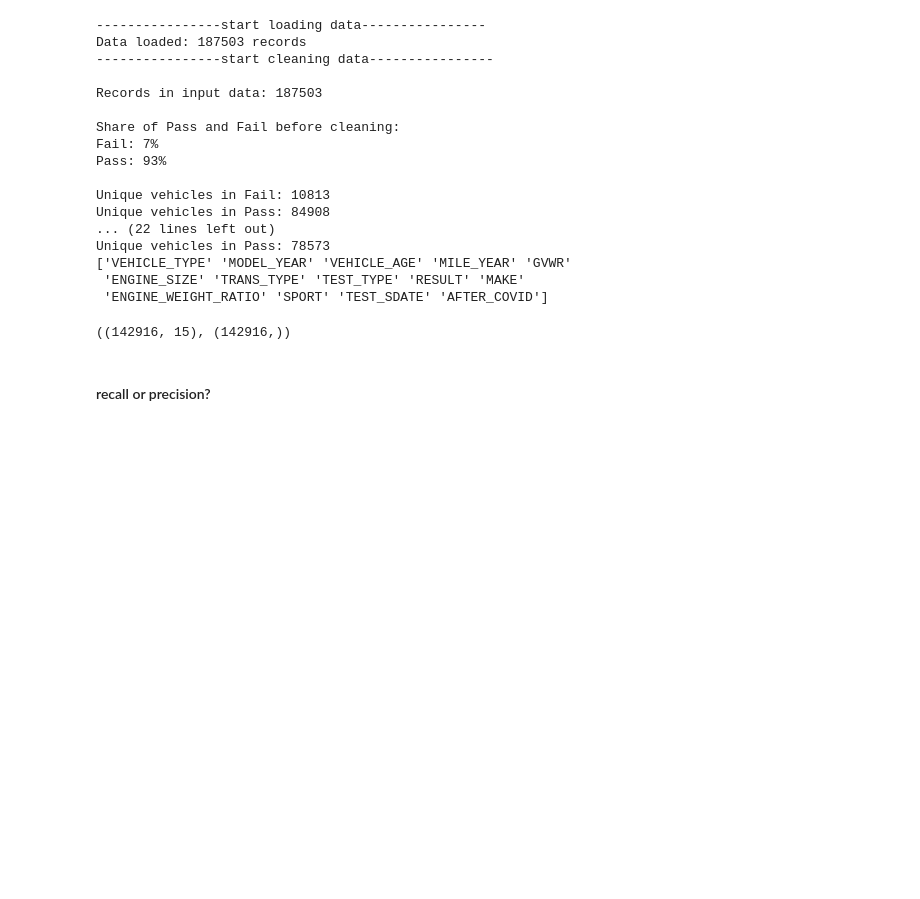
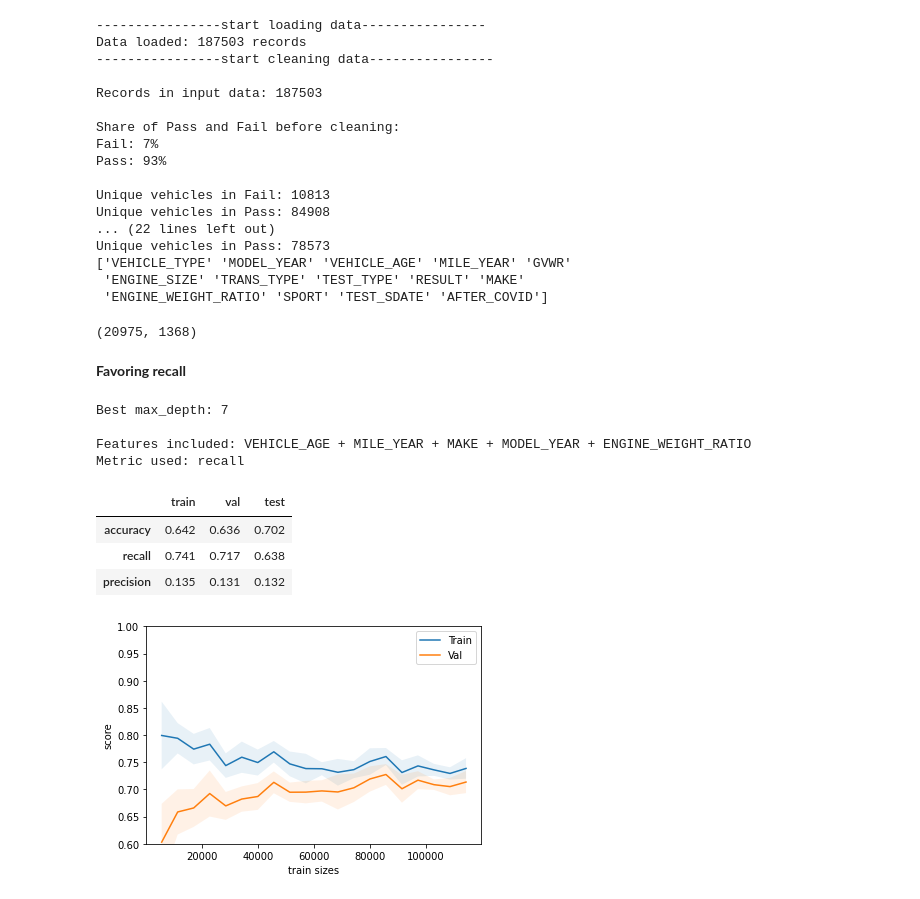
Before and after one commit to hanbo-e/wimlds_emissions, a Jupyter notebook: notebooks/project_guide_guli.ipynb, the cells around one changed output. Saved outputs shown, nothing was run; the diff lists cells and outputs as text; code cells hidden in the pictures; blank space fills up the shorter version.

```diff
--- a/notebooks/project_guide_guli.ipynb
+++ b/notebooks/project_guide_guli.ipynb
@@ -151,21 +155,48 @@ Unique vehicles in Pass: 78573
  'ENGINE_SIZE' 'TRANS_TYPE' 'TEST_TYPE' 'RESULT' 'MAKE'
  'ENGINE_WEIGHT_RATIO' 'SPORT' 'TEST_SDATE' 'AFTER_COVID']
 # %%
-# train < 2020 test 2020 split
+# train < 2020, test 2020
 
-df_all['count_test'] = 1
-df_all['count_fail'] = df_all.RESULT
-train = df_all[df_all.TEST_SDATE.dt.year < 2020].sort_values('TEST_SDATE')
-test = df_all[df_all.TEST_SDATE.dt.year == 2020].sort_values('TEST_SDATE')
+df_clean['count_test'] = 1
+df_clean['count_fail'] = df_clean.RESULT
+train = df_clean[df_clean.TEST_SDATE.dt.year < 2020].sort_values('TEST_SDATE')
+test = df_clean[df_clean.TEST_SDATE.dt.year == 2020].sort_values('TEST_SDATE')
 y_train = train.pop('RESULT')
 X_train = train
 y_test = test.pop('RESULT')
 X_test = test
-X_train.shape, y_train.shape
+
+# select features
+cols = ['VEHICLE_AGE', 'MILE_YEAR', 'MAKE', 'MODEL_YEAR', 'ENGINE_WEIGHT_RATIO']
-# %% [output]
-((142916, 15), (142916,))
-# %% [markdown]
-#### recall or precision?
+# %%
+total_tests_2020 = X_test.shape[0]
+total_fails_2020 = y_test.sum()
+
+total_tests_2020, total_fails_2020
+# %% [output]
+(20975, 1368)
+# %% [markdown]
+**Favoring recall**
 # %%
-cols = ['VEHICLE_AGE', 'MILE_YEAR', 'MAKE', 'MODEL_YEAR', 'ENGINE_WEIGHT_RATIO']
+trainer = Trainer(X_train[cols],
+                  y_train,
+                  metric='recall',
+                  with_categorical=['MAKE'],
+                  max_depth=[7]
+         )
+trainer.grid_search()
+print('\nBest max_depth:', trainer.search_result.best_params_['model__max_depth'])
+tmp = trainer.evaluate(X_test[cols], y_test)
+trainer.learning_curve()
+tmp
+# %% [output]
+Best max_depth: 7
+
+Features included: VEHICLE_AGE + MILE_YEAR + MAKE + MODEL_YEAR + ENGINE_WEIGHT_RATIO
+Metric used: recall
+|  | train | val | test |
+| accuracy | 0.642 | 0.636 | 0.702 |
+| recall | 0.741 | 0.717 | 0.638 |
+| precision | 0.135 | 0.131 | 0.132 |
+[figure, added]
 # %%
```
Also changed, not shown: parts of 47 cells of this notebook.
